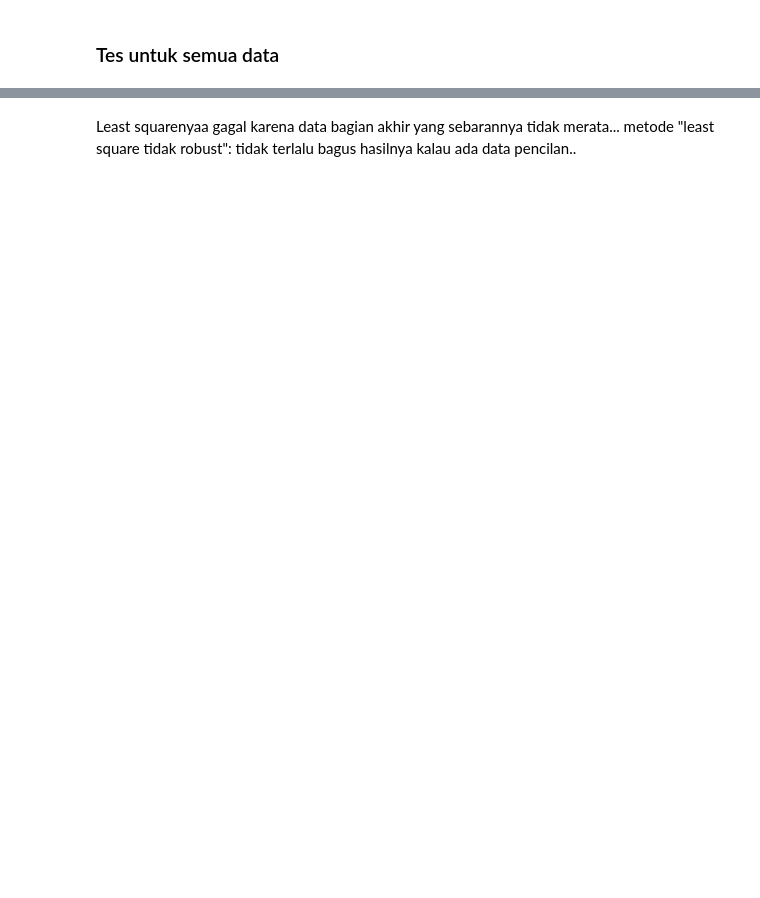
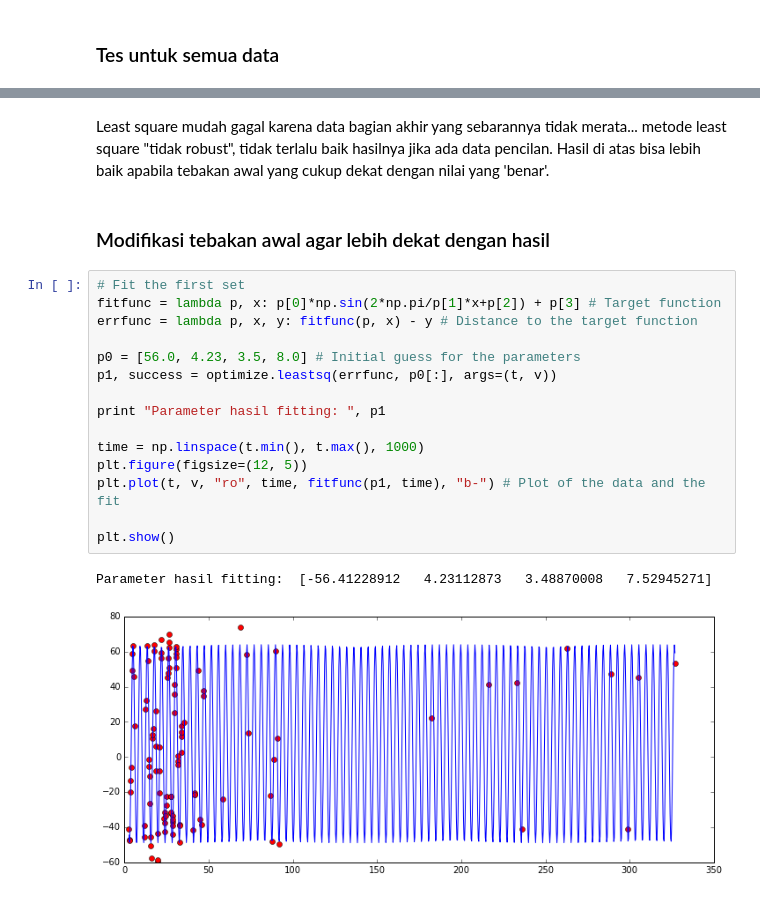
Before and after one commit to vulcan2018/exoplanet_notebook, a Jupyter notebook: Fitting sinusoidal.ipynb, the cells around one changed output, grey strips where cells are left out. Saved outputs shown, nothing was run; the diff lists cells and outputs as text; blank space fills up the shorter version.

```diff
--- a/Fitting sinusoidal.ipynb
+++ b/Fitting sinusoidal.ipynb
@@ -73,2 +75,22 @@ Paramter hasil fitting:  [ 31.86708099   3.99763332   3.23133887   6.2694542 ]
 # %% [markdown]
-Least squarenyaa gagal karena data bagian akhir yang sebarannya tidak merata... metode "least square tidak robust": tidak terlalu bagus hasilnya kalau ada data pencilan..
+Least square mudah gagal karena data bagian akhir yang sebarannya tidak merata... metode least square "tidak robust", tidak terlalu baik hasilnya jika ada data pencilan. Hasil di atas bisa lebih baik apabila tebakan awal yang cukup dekat dengan nilai yang 'benar'.
+# %% [markdown]
+### Modifikasi tebakan awal agar lebih dekat dengan hasil
+# %%
+# Fit the first set
+fitfunc = lambda p, x: p[0]*np.sin(2*np.pi/p[1]*x+p[2]) + p[3] # Target function
+errfunc = lambda p, x, y: fitfunc(p, x) - y # Distance to the target function
+
+p0 = [56.0, 4.23, 3.5, 8.0] # Initial guess for the parameters
+p1, success = optimize.leastsq(errfunc, p0[:], args=(t, v))
+
+print "Parameter hasil fitting: ", p1
+
+time = np.linspace(t.min(), t.max(), 1000)
+plt.figure(figsize=(12, 5))
+plt.plot(t, v, "ro", time, fitfunc(p1, time), "b-") # Plot of the data and the fit
+
+plt.show()
+# %% [output]
+Parameter hasil fitting:  [-56.41228912   4.23112873   3.48870008   7.52945271]
+[figure, added]
```
Also changed, not shown: parts of 8 cells of this notebook, 1 other file.
